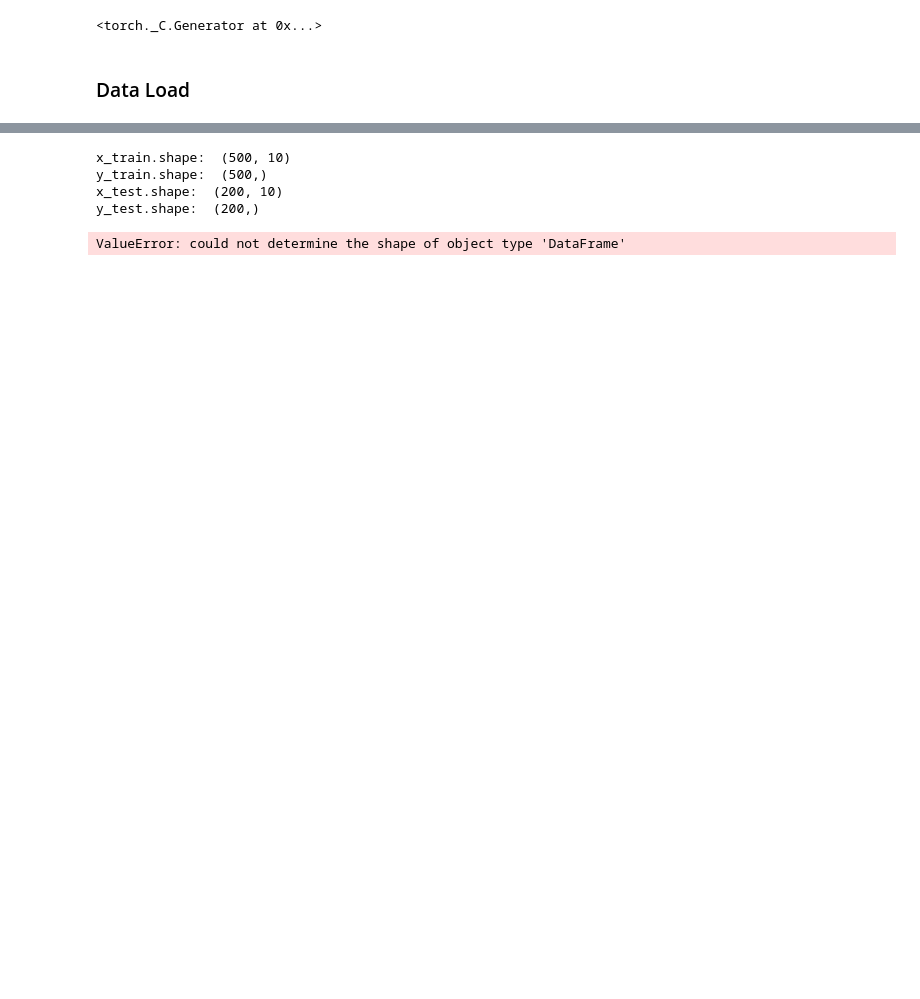
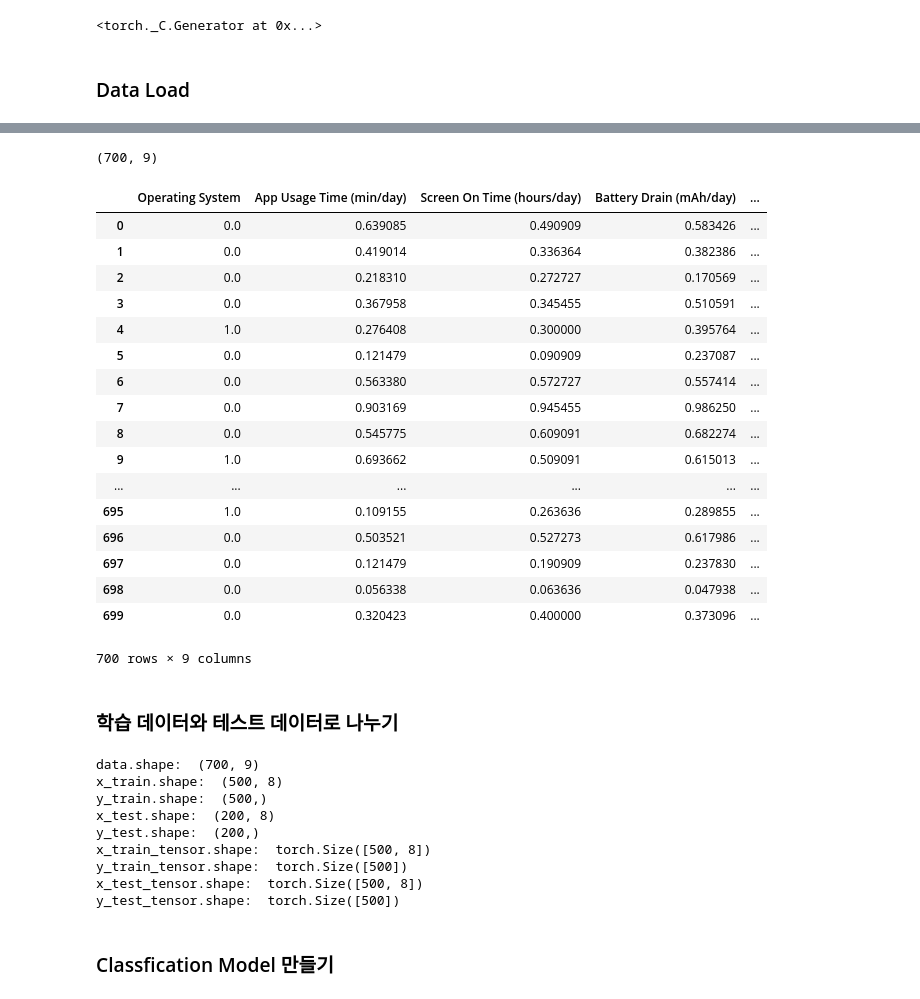
Before and after one commit to HwangCU/AI-Study, a Jupyter notebook: user_behavior_실습/user_behavior_Code.ipynb, the cells around one changed output, grey strips where cells are left out. Saved outputs shown, nothing was run; the diff lists cells and outputs as text; code cells hidden in the pictures; blank space fills up the shorter version.

```diff
--- a/user_behavior_실습/user_behavior_Code.ipynb
+++ b/user_behavior_실습/user_behavior_Code.ipynb
@@ -15,22 +54,56 @@ torch.manual_seed(777)
+# %%
+data = pd.read_csv('./PyTorch/user_behavior_dataset.csv', delimiter=',', encoding='utf-8')
+
+OS_column = data['Operating System'].unique()
+Gender_column = data['Gender'].unique()
+
+# Device Model,User ID 제거
+data = data.drop('Device Model', axis=1)
+data = data.drop('User ID', axis=1)
+# '안드로이드'는 0으로, 'ios'는 1로 변환
+data['Operating System'] = data['Operating System'].replace({OS_column[0]: 0, OS_column[1]: 1})
+# 남자는 0 여자는 1
+data['Gender'] = data['Gender'].replace({Gender_column[0]: 0, Gender_column[1]: 1})
+# MinMaxScaler
+# 정규화 수식: (x - min) / (max - min)으로 데이터 값을 0과 1 사이로 변환
+data.iloc[:,:-1] = (data.iloc[:,:-1] - data.iloc[:,:-1].min())/(data.iloc[:,:-1].max() - data.iloc[:,:-1].min())
+print(data.shape)
+data
+# %% [output]
+(700, 9)
+|  | Operating System | App Usage Time (min/day) | Screen On Time (hours/day) | Battery Drain (mAh/day) | ... |
+| 0 | 0.0 | 0.639085 | 0.490909 | 0.583426 | ... |
+| 1 | 0.0 | 0.419014 | 0.336364 | 0.382386 | ... |
+| 2 | 0.0 | 0.218310 | 0.272727 | 0.170569 | ... |
+| 3 | 0.0 | 0.367958 | 0.345455 | 0.510591 | ... |
+| 4 | 1.0 | 0.276408 | 0.300000 | 0.395764 | ... |
+| 5 | 0.0 | 0.121479 | 0.090909 | 0.237087 | ... |
+| 6 | 0.0 | 0.563380 | 0.572727 | 0.557414 | ... |
+| 7 | 0.0 | 0.903169 | 0.945455 | 0.986250 | ... |
+| 8 | 0.0 | 0.545775 | 0.609091 | 0.682274 | ... |
+| 9 | 1.0 | 0.693662 | 0.509091 | 0.615013 | ... |
+| ... | ... | ... | ... | ... | ... |
+| 695 | 1.0 | 0.109155 | 0.263636 | 0.289855 | ... |
+| 696 | 0.0 | 0.503521 | 0.527273 | 0.617986 | ... |
+| 697 | 0.0 | 0.121479 | 0.190909 | 0.237830 | ... |
+| 698 | 0.0 | 0.056338 | 0.063636 | 0.047938 | ... |
+| 699 | 0.0 | 0.320423 | 0.400000 | 0.373096 | ... |
+700 rows × 9 columns
+# %% [markdown]
+### 학습 데이터와 테스트 데이터로 나누기
 # %%
-import pandas as pd
-import torch
-
-# 데이터 불러오기
-data = pd.read_csv('user_behavior_dataset.csv', delimiter=',', encoding='utf-8')
-
-# 학습 데이터와 테스트 데이터로 나누기
 train_cut = 500
 
 # 학습용 데이터
 x_train = data.iloc[0:train_cut, :-1].values  # .values로 numpy 배열로 변환
-y_train = data.iloc[0:train_cut, -1].values
+y_train = data.iloc[0:train_cut, -1].values - 1 # 1부터 시작하기에 모든 값에 -1
 
 # 테스트용 데이터
 x_test = data.iloc[train_cut:, :-1].values
 y_test = data.iloc[train_cut:, -1].values
 
 # 각 데이터셋의 크기 출력
+print("data.shape: ",data.shape)
 print("x_train.shape: ", x_train.shape)
 print("y_train.shape: ", y_train.shape)
 print("x_test.shape: ", x_test.shape)
@@ -38,14 +111,25 @@ print("y_test.shape: ", y_test.shape)
 
 # numpy 배열을 PyTorch 텐서로 변환
 x_train_tensor = torch.FloatTensor(x_train)
-y_train_tensor = torch.FloatTensor(y_train)
+y_train_tensor = torch.LongTensor(y_train)
+x_test_tensor = torch.FloatTensor(x_train)
+y_test_tensor = torch.LongTensor(y_train)
 
 # 텐서 크기 출력
 print("x_train_tensor.shape: ", x_train_tensor.shape)
 print("y_train_tensor.shape: ", y_train_tensor.shape)
+
+print("x_test_tensor.shape: ", x_test_tensor.shape)
+print("y_test_tensor.shape: ", y_test_tensor.shape)
 # %% [output]
-x_train.shape:  (500, 10)
+data.shape:  (700, 9)
+x_train.shape:  (500, 8)
 y_train.shape:  (500,)
-x_test.shape:  (200, 10)
+x_test.shape:  (200, 8)
 y_test.shape:  (200,)
+x_train_tensor.shape:  torch.Size([500, 8])
+y_train_tensor.shape:  torch.Size([500])
+x_test_tensor.shape:  torch.Size([500, 8])
+y_test_tensor.shape:  torch.Size([500])
-ValueError: could not determine the shape of object type 'DataFrame'
+# %% [markdown]
+### Classfication Model 만들기
```
Also changed, not shown: parts of 7 cells of this notebook.
